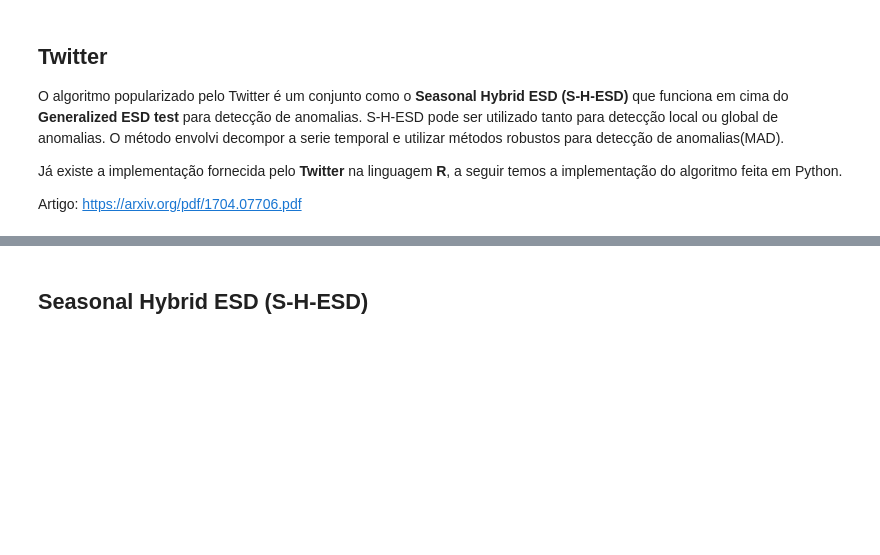
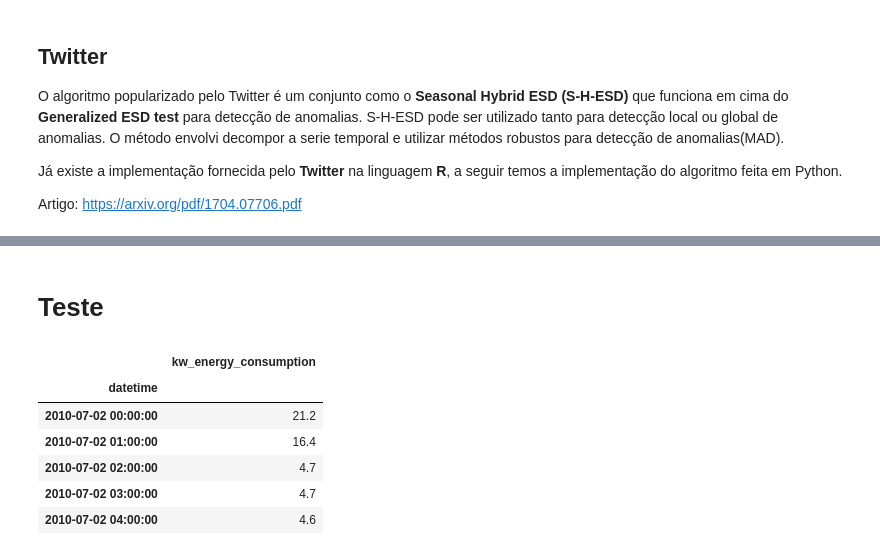
Before and after one commit to Fillipedem/pyanomaly, a Jupyter notebook: 01_timeseries.ipynb, the cells around one changed output, grey strips where cells are left out. Drawn from its saved outputs; the diff is of its cells as text; code cells hidden in the pictures; blank space fills up the shorter version.

```diff
--- a/01_timeseries.ipynb
+++ b/01_timeseries.ipynb
@@ -66,2 +77,0 @@ def twitter(x, seasonal=24):
-# %% [markdown]
-## Seasonal Hybrid ESD (S-H-ESD)
@@ -69,0 +98,14 @@ def twitter(x, seasonal=24):
+# %% [markdown]
+# Teste
+# %%
+df = pd.read_csv('./dados/rec-center-hourly.csv', parse_dates=[0])
+df.set_index('datetime', inplace=True)
+df.head()
+# %% [output]
+|  | kw_energy_consumption |
+| datetime |  |
+| 2010-07-02 00:00:00 | 21.2 |
+| 2010-07-02 01:00:00 | 16.4 |
+| 2010-07-02 02:00:00 | 4.7 |
+| 2010-07-02 03:00:00 | 4.7 |
+| 2010-07-02 04:00:00 | 4.6 |
```
Also changed, not shown: parts of 11 cells of this notebook, 7 other files.
